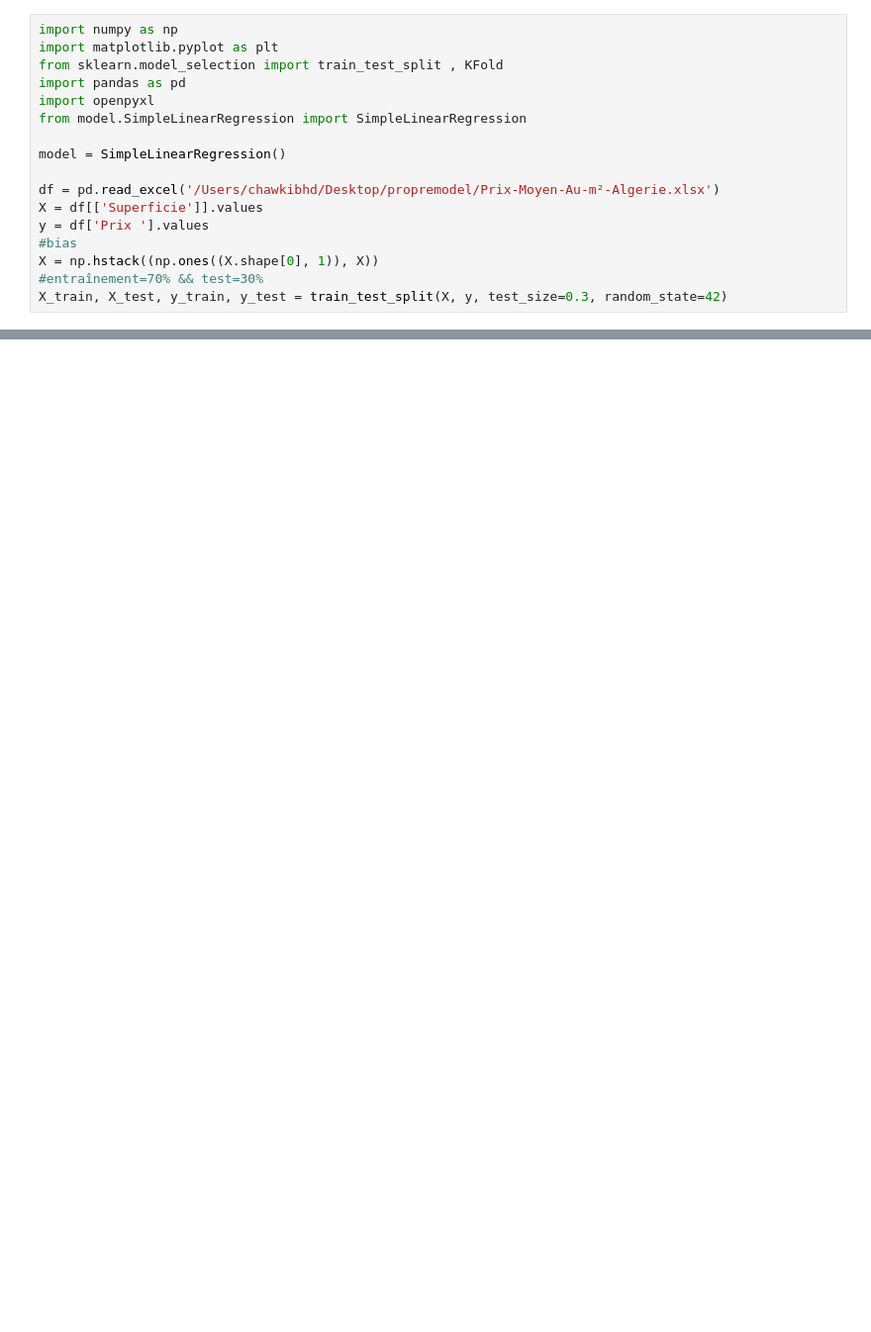
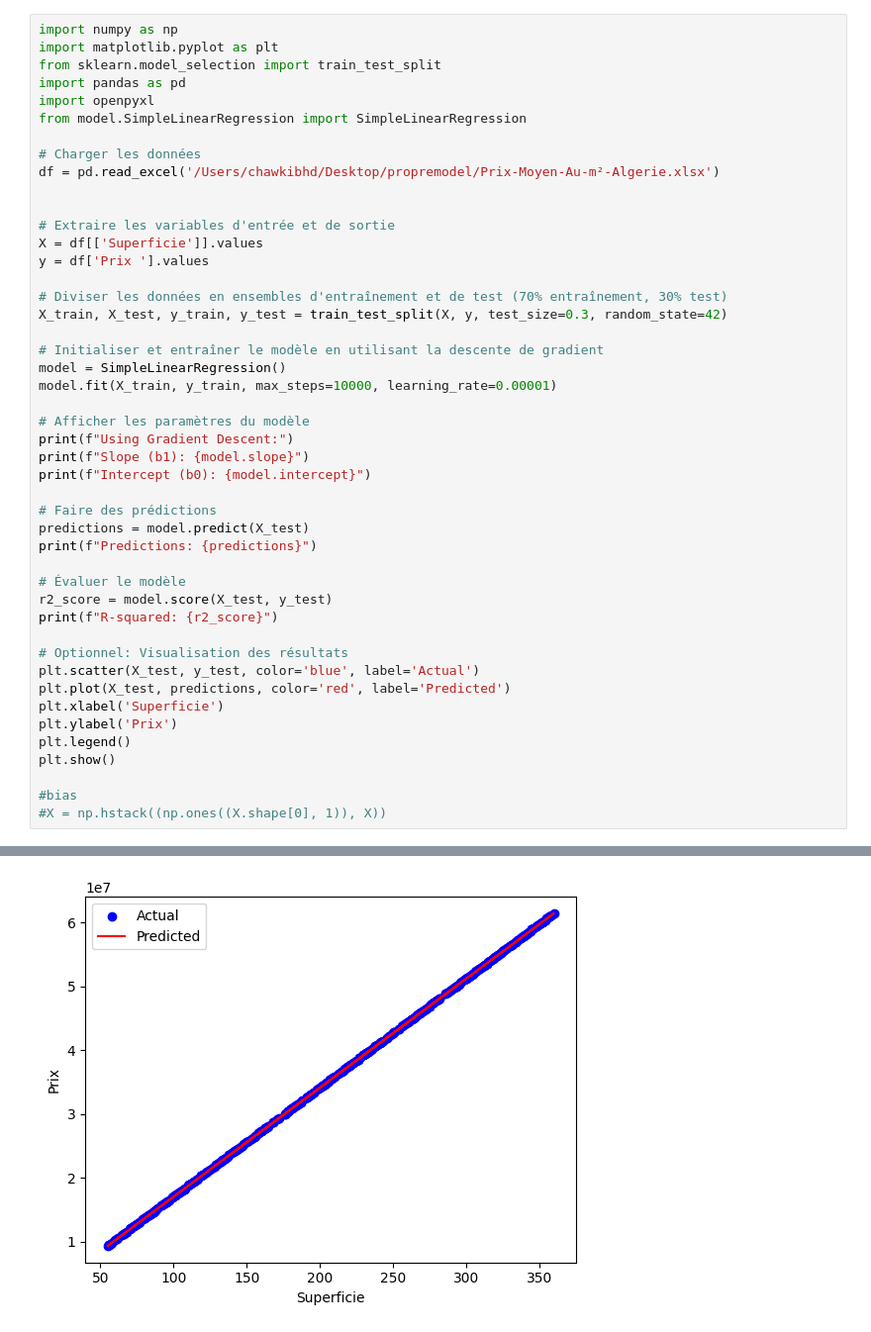
Before and after one commit to chawkibhd/propremodelIA, a Jupyter notebook: propremodel2_0.ipynb, the cells around one changed output, grey strips where cells are left out. Shown at 99% size. Saved outputs shown, nothing was run; the diff lists cells and outputs as text; blank space fills up the shorter version.

```diff
--- a/propremodel2_0.ipynb
+++ b/propremodel2_0.ipynb
@@ -1,17 +1,47 @@
 # %%
 import numpy as np
 import matplotlib.pyplot as plt
-from sklearn.model_selection import train_test_split , KFold
+from sklearn.model_selection import train_test_split
 import pandas as pd
 import openpyxl
 from model.SimpleLinearRegression import SimpleLinearRegression
 
-model = SimpleLinearRegression()
+# Charger les données
+df = pd.read_excel('/Users/chawkibhd/Desktop/propremodel/Prix-Moyen-Au-m²-Algerie.xlsx')
 
-df = pd.read_excel('/Users/chawkibhd/Desktop/propremodel/Prix-Moyen-Au-m²-Algerie.xlsx')
+
+# Extraire les variables d'entrée et de sortie
 X = df[['Superficie']].values
 y = df['Prix '].values
+
+# Diviser les données en ensembles d'entraînement et de test (70% entraînement, 30% test)
+X_train, X_test, y_train, y_test = train_test_split(X, y, test_size=0.3, random_state=42)
+
+# Initialiser et entraîner le modèle en utilisant la descente de gradient
+model = SimpleLinearRegression()
+model.fit(X_train, y_train, max_steps=10000, learning_rate=0.00001)
+
+# Afficher les paramètres du modèle
+print(f"Using Gradient Descent:")
+print(f"Slope (b1): {model.slope}")
+print(f"Intercept (b0): {model.intercept}")
+
+# Faire des prédictions
+predictions = model.predict(X_test)
+print(f"Predictions: {predictions}")
+
+# Évaluer le modèle
+r2_score = model.score(X_test, y_test)
+print(f"R-squared: {r2_score}")
+
+# Optionnel: Visualisation des résultats
+plt.scatter(X_test, y_test, color='blue', label='Actual')
+plt.plot(X_test, predictions, color='red', label='Predicted')
+plt.xlabel('Superficie')
+plt.ylabel('Prix')
+plt.legend()
+plt.show()
+
 #bias
-X = np.hstack((np.ones((X.shape[0], 1)), X))
-#entraînement=70% && test=30%
-X_train, X_test, y_train, y_test = train_test_split(X, y, test_size=0.3, random_state=42)
+#X = np.hstack((np.ones((X.shape[0], 1)), X))
+# %% [output]
@@ -17,0 +65 @@ X_train, X_test, y_train, y_test = train_test_split(X, y, test_size=0.3, random_
+[figure, added]
```
Also changed, not shown: parts of 5 cells of this notebook, 1 other file.
